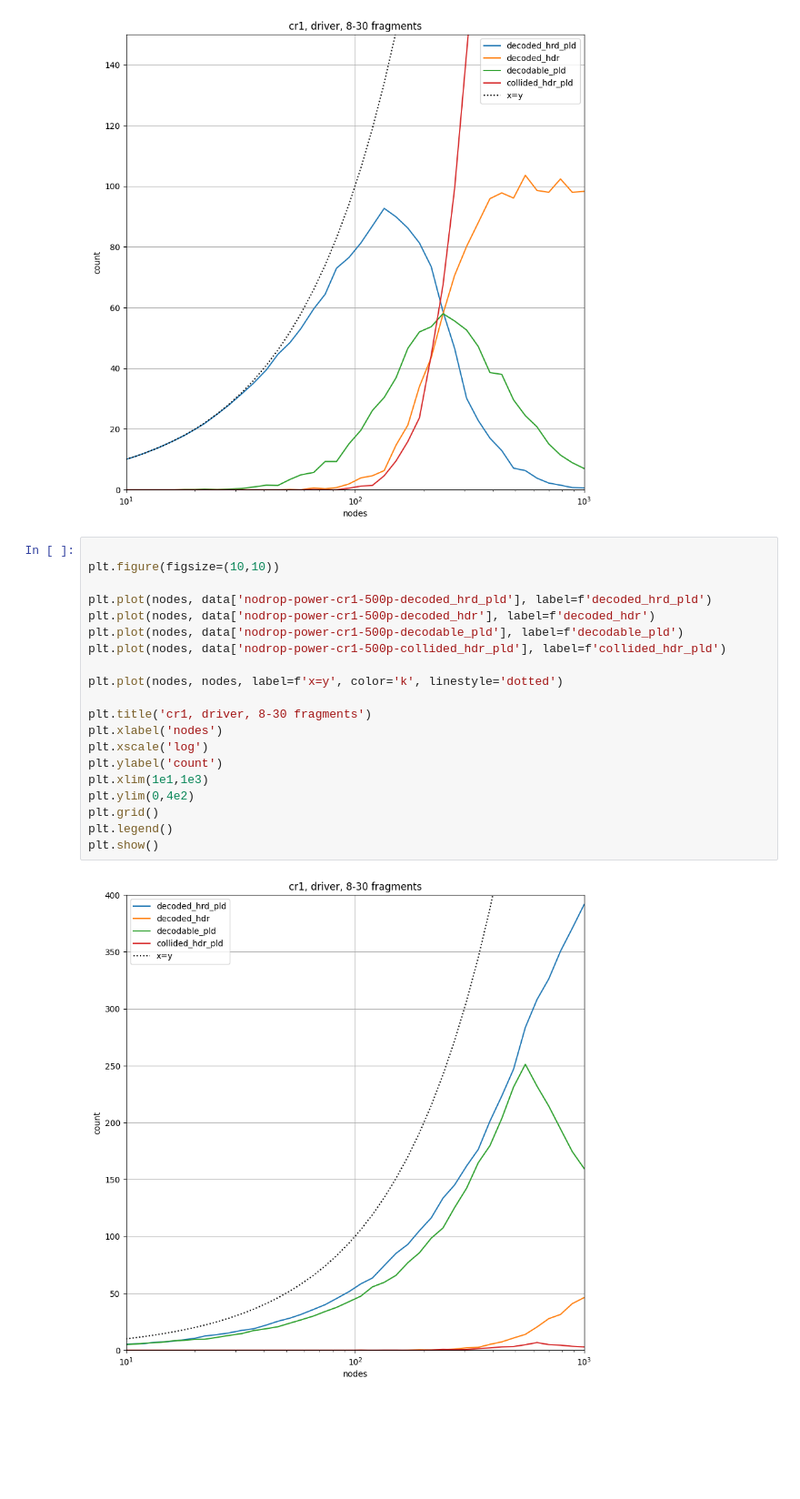
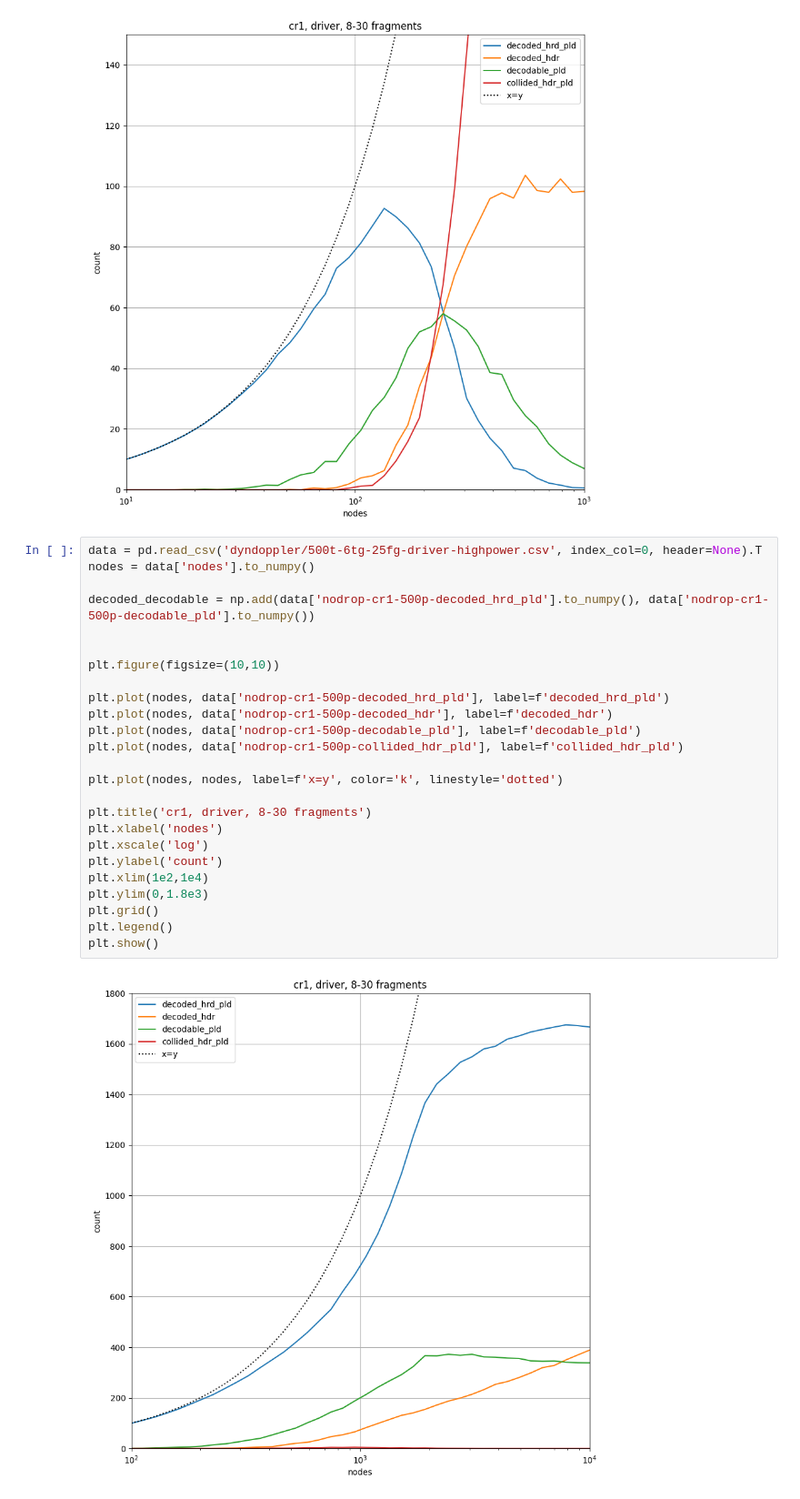
Before and after one commit to diegomm6/lr-fhss_seq-families, a Jupyter notebook: dopplerPlots.ipynb, the cells around one changed output. Shown at 91% size. Saved outputs shown, nothing was run; the diff lists cells and outputs as text; blank space fills up the shorter version.

```diff
--- a/dopplerPlots.ipynb
+++ b/dopplerPlots.ipynb
@@ -663,24 +663,29 @@ plt.show()
 # %% [output]
 [figure]
 # %%
+data = pd.read_csv('dyndoppler/500t-6tg-25fg-driver-highpower.csv', index_col=0, header=None).T
+nodes = data['nodes'].to_numpy()
+
+decoded_decodable = np.add(data['nodrop-cr1-500p-decoded_hrd_pld'].to_numpy(), data['nodrop-cr1-500p-decodable_pld'].to_numpy())
+
 
 plt.figure(figsize=(10,10))
 
-plt.plot(nodes, data['nodrop-power-cr1-500p-decoded_hrd_pld'], label=f'decoded_hrd_pld')
-plt.plot(nodes, data['nodrop-power-cr1-500p-decoded_hdr'], label=f'decoded_hdr')
-plt.plot(nodes, data['nodrop-power-cr1-500p-decodable_pld'], label=f'decodable_pld')
-plt.plot(nodes, data['nodrop-power-cr1-500p-collided_hdr_pld'], label=f'collided_hdr_pld')
+plt.plot(nodes, data['nodrop-cr1-500p-decoded_hrd_pld'], label=f'decoded_hrd_pld')
+plt.plot(nodes, data['nodrop-cr1-500p-decoded_hdr'], label=f'decoded_hdr')
+plt.plot(nodes, data['nodrop-cr1-500p-decodable_pld'], label=f'decodable_pld')
+plt.plot(nodes, data['nodrop-cr1-500p-collided_hdr_pld'], label=f'collided_hdr_pld')
 
 plt.plot(nodes, nodes, label=f'x=y', color='k', linestyle='dotted')
 
 plt.title('cr1, driver, 8-30 fragments')
 plt.xlabel('nodes')
 plt.xscale('log')
 plt.ylabel('count')
-plt.xlim(1e1,1e3)
-plt.ylim(0,4e2)
+plt.xlim(1e2,1e4)
+plt.ylim(0,1.8e3)
 plt.grid()
 plt.legend()
 plt.show()
 # %% [output]
-[figure, old version]
+[figure, new version]
```
Also changed, not shown: 13 other files.
